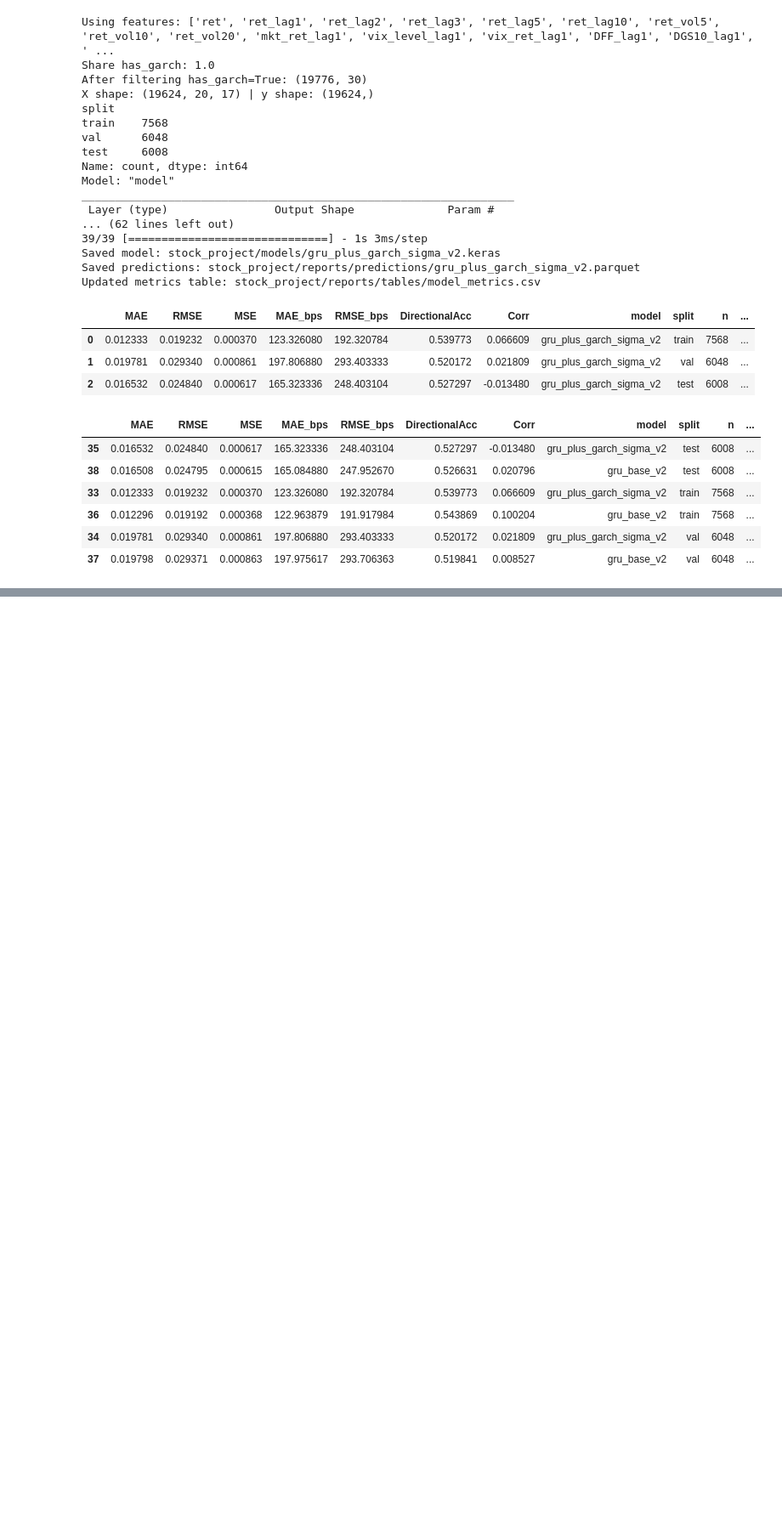
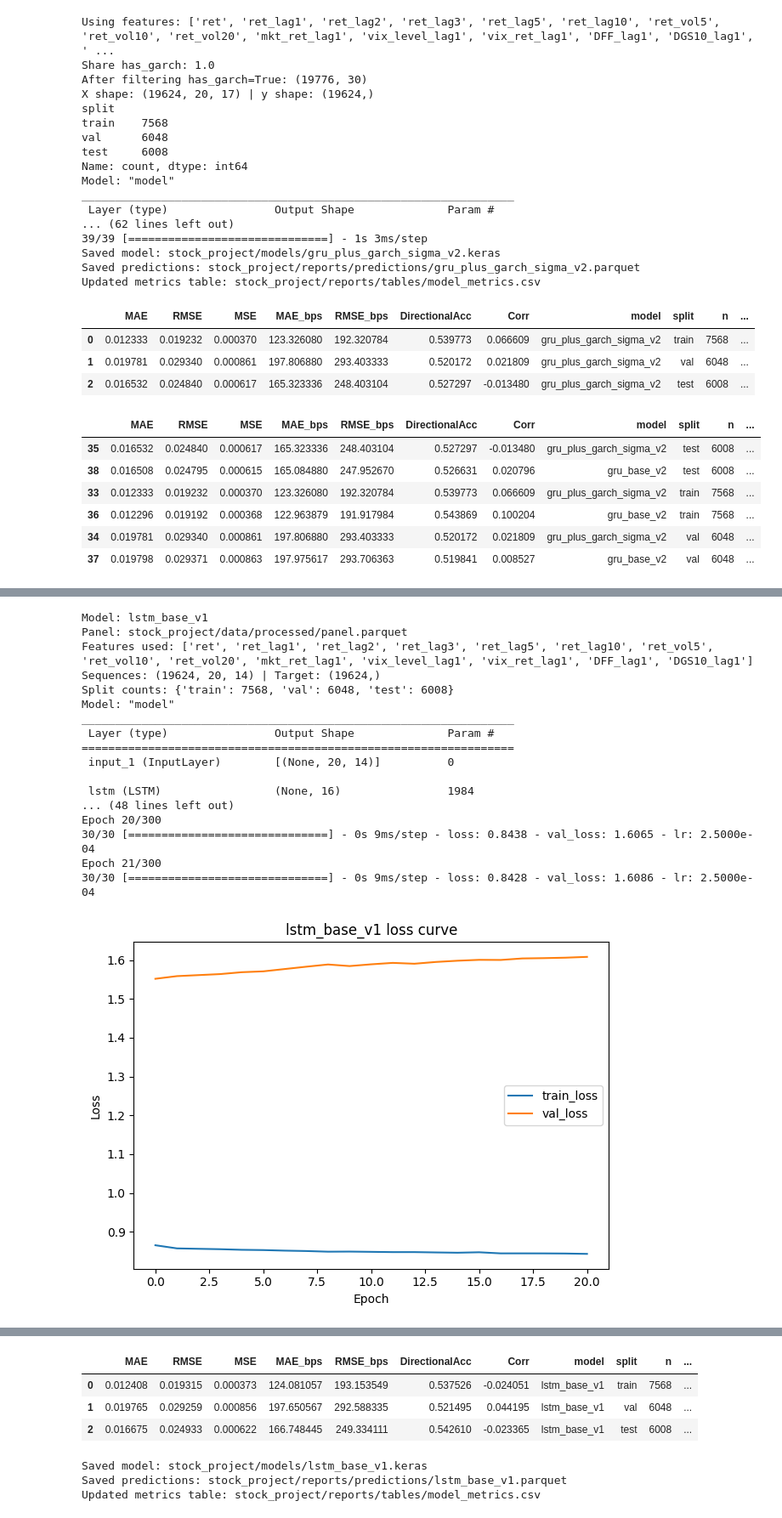
Before and after one commit to RichelCode/Final_Stock_Analysis, a Jupyter notebook: stock_market_final.ipynb, the cells around one changed output, grey strips where cells are left out. Shown at 85% size. Saved outputs shown, nothing was run; the diff lists cells and outputs as text; code cells hidden in the pictures; blank space fills up the shorter version.

Commit message:
LSTM model

```diff
--- a/stock_market_final.ipynb
+++ b/stock_market_final.ipynb
@@ -3223,0 +3594,48 @@ display(metrics[metrics["model"].isin(["gru_base_v2", "gru_plus_garch_sigma_v2"]
+# %%
+# =========================================
+# LSTM baseline (no GARCH)
+# =========================================
+
+PANEL_BASE = PROC_DIR / "panel.parquet"
+
+def build_lstm(seq_len, n_features):
+    inp = keras.Input(shape=(seq_len, n_features))
+    x = layers.LSTM(
+        16,
+        dropout=0.30,
+        kernel_regularizer=keras.regularizers.l2(1e-4),
+    )(inp)
+    x = layers.Dense(16, activation="relu", kernel_regularizer=keras.regularizers.l2(1e-4))(x)
+    out = layers.Dense(1)(x)
+    return keras.Model(inp, out)
+
+metrics_lstm = run_deep_model(
+    model_name="lstm_base_v1",
+    panel_file=PANEL_BASE,
+    feature_candidates=BASE_FEATURE_CANDIDATES,
+    build_model_fn=build_lstm,
+    seq_len=SEQ_LEN,
+    target_scale=TARGET_SCALE,
+    epochs=300,
+    batch_size=256,
+    lr=1e-3,
+)
+# %% [output]
+Model: lstm_base_v1
+Panel: stock_project/data/processed/panel.parquet
+Features used: ['ret', 'ret_lag1', 'ret_lag2', 'ret_lag3', 'ret_lag5', 'ret_lag10', 'ret_vol5', 'ret_vol10', 'ret_vol20', 'mkt_ret_lag1', 'vix_level_lag1', 'vix_ret_lag1', 'DFF_lag1', 'DGS10_lag1']
+Sequences: (19624, 20, 14) | Target: (19624,)
+Split counts: {'train': 7568, 'val': 6048, 'test': 6008}
+Model: "model"
+_________________________________________________________________
+ Layer (type)                Output Shape              Param #
+=================================================================
+ input_1 (InputLayer)        [(None, 20, 14)]          0
+
+ lstm (LSTM)                 (None, 16)                1984
+... (48 lines left out)
+Epoch 20/300
+30/30 [==============================] - 0s 9ms/step - loss: 0.8438 - val_loss: 1.6065 - lr: 2.5000e-04
+Epoch 21/300
+30/30 [==============================] - 0s 9ms/step - loss: 0.8428 - val_loss: 1.6086 - lr: 2.5000e-04
+[figure, added]
@@ -3223,0 +3644,7 @@ display(metrics[metrics["model"].isin(["gru_base_v2", "gru_plus_garch_sigma_v2"]
+|  | MAE | RMSE | MSE | MAE_bps | RMSE_bps | DirectionalAcc | Corr | model | split | n | ... |
+| 0 | 0.012408 | 0.019315 | 0.000373 | 124.081057 | 193.153549 | 0.537526 | -0.024051 | lstm_base_v1 | train | 7568 | ... |
+| 1 | 0.019765 | 0.029259 | 0.000856 | 197.650567 | 292.588335 | 0.521495 | 0.044195 | lstm_base_v1 | val | 6048 | ... |
+| 2 | 0.016675 | 0.024933 | 0.000622 | 166.748445 | 249.334111 | 0.542610 | -0.023365 | lstm_base_v1 | test | 6008 | ... |
+Saved model: stock_project/models/lstm_base_v1.keras
+Saved predictions: stock_project/reports/predictions/lstm_base_v1.parquet
+Updated metrics table: stock_project/reports/tables/model_metrics.csv
```
Also changed, not shown: parts of 4 cells of this notebook, 4 other files.
